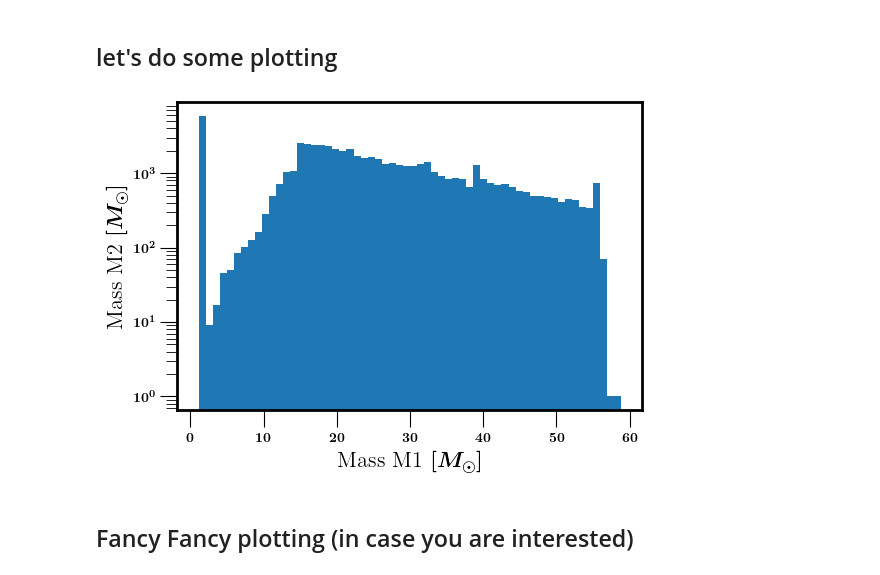
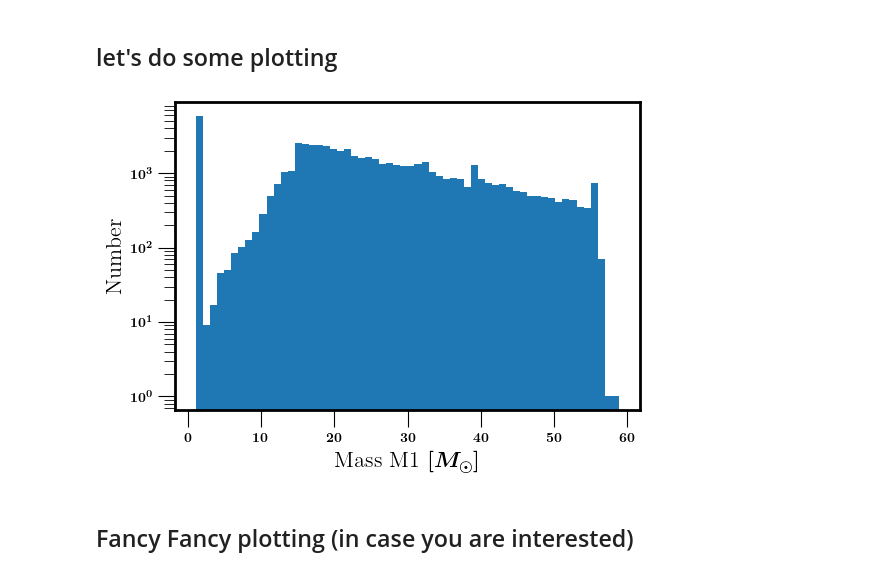
Before and after one commit to Aetherious/GROWL-catalog-public, a Jupyter notebook: reading_data/Romagnolo2024.ipynb, the cells around one changed output. Saved outputs shown, nothing was run; the diff lists cells and outputs as text; code cells hidden in the pictures.

```diff
--- a/reading_data/Romagnolo2024.ipynb
+++ b/reading_data/Romagnolo2024.ipynb
@@ -138,13 +138,13 @@ import matplotlib.pyplot as plt
 # %%
 f, ax= plt.subplots(ncols=1,nrows=1, figsize=(6,4))
 ax.hist(M1, bins=60)
 ax.set_xlabel('Mass M1 $[M_{\odot}]$', fontsize=16)
-ax.set_ylabel('Mass M2 $[M_{\odot}]$', fontsize=16)
+ax.set_ylabel('Number', fontsize=16)
 ax.set_yscale('log')
 
 plt.show()
 # %% [output]
-[figure, old version]
+[figure, new version]
 # %% [markdown]
 ## Fancy Fancy plotting (in case you are interested)
 # %%
```
Also changed, not shown: parts of 1 cell of this notebook.
